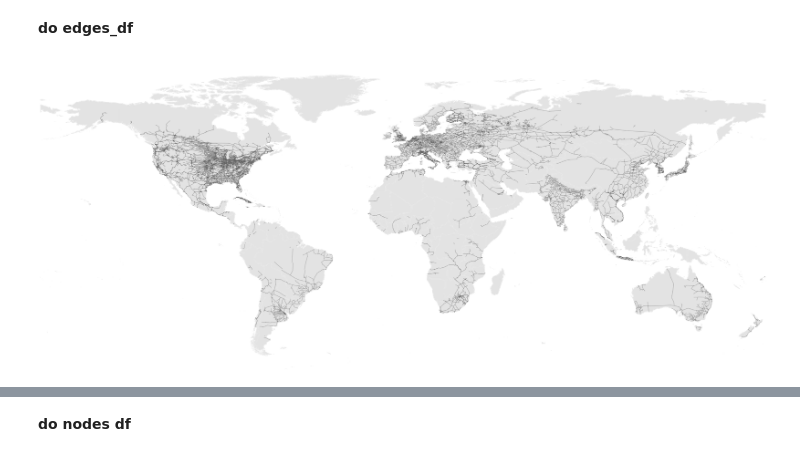
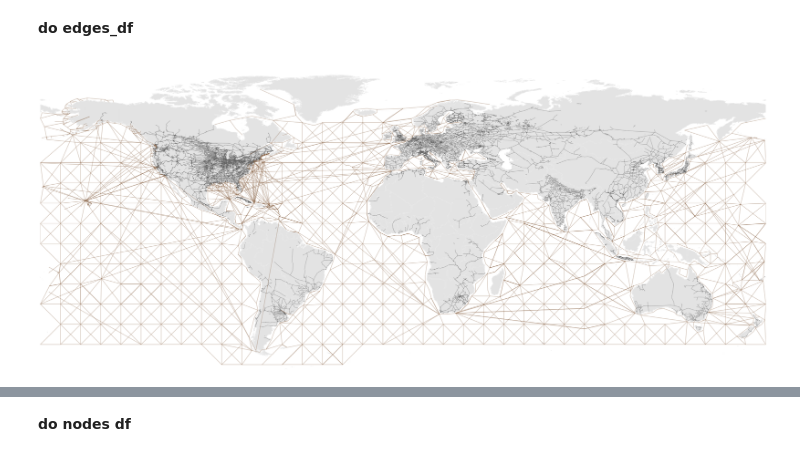
Before and after one commit to Lkruitwagen/global-fossil-fuel-supply-chain, a Jupyter notebook: notebooks/fig_3_force-directed_coal.ipynb, the cells around one changed output, grey strips where cells are left out. Saved outputs shown, nothing was run; the diff lists cells and outputs as text; code cells hidden in the pictures.

```diff
--- a/notebooks/fig_3_force-directed_coal.ipynb
+++ b/notebooks/fig_3_force-directed_coal.ipynb
@@ -192,20 +198,20 @@ edge_gdf = gpd.GeoDataFrame(edge_df, geometry=edge_df['geometry'], crs={'init':'
 # %%
 #def vis_connected_network(G):
 fig, ax = plt.subplots(1,1,figsize=(40,20))
 ne.plot(ax=ax, color='#e3e3e3')
 
 # plot edges
 edge_gdf[(edge_gdf['start_type']=='railway') & (edge_gdf['end_type']=='railway') ].plot(ax=ax, colors=colors['railways'], alpha=0.2)
-#edge_gdf[(edge_gdf['start_type']=='shipping') & (edge_gdf['end_type']=='shipping') ].plot(ax=ax, colors=colors['shipping'], alpha=0.2)
+edge_gdf[(edge_gdf['start_type']=='shipping') & (edge_gdf['end_type']=='shipping') ].plot(ax=ax, colors=colors['shipping'], alpha=0.2)
 
 
 ax.set_xlim([-180,180])
 ax.set_ylim([-62,90])
 ax.axis('off')
 #fig.savefig('coal_supplynetwork.png')
 
 plt.show()
 # %% [output]
-[figure, old version]
+[figure, new version]
 # %%
 edge_df
```
Also changed, not shown: parts of 34 cells of this notebook.
